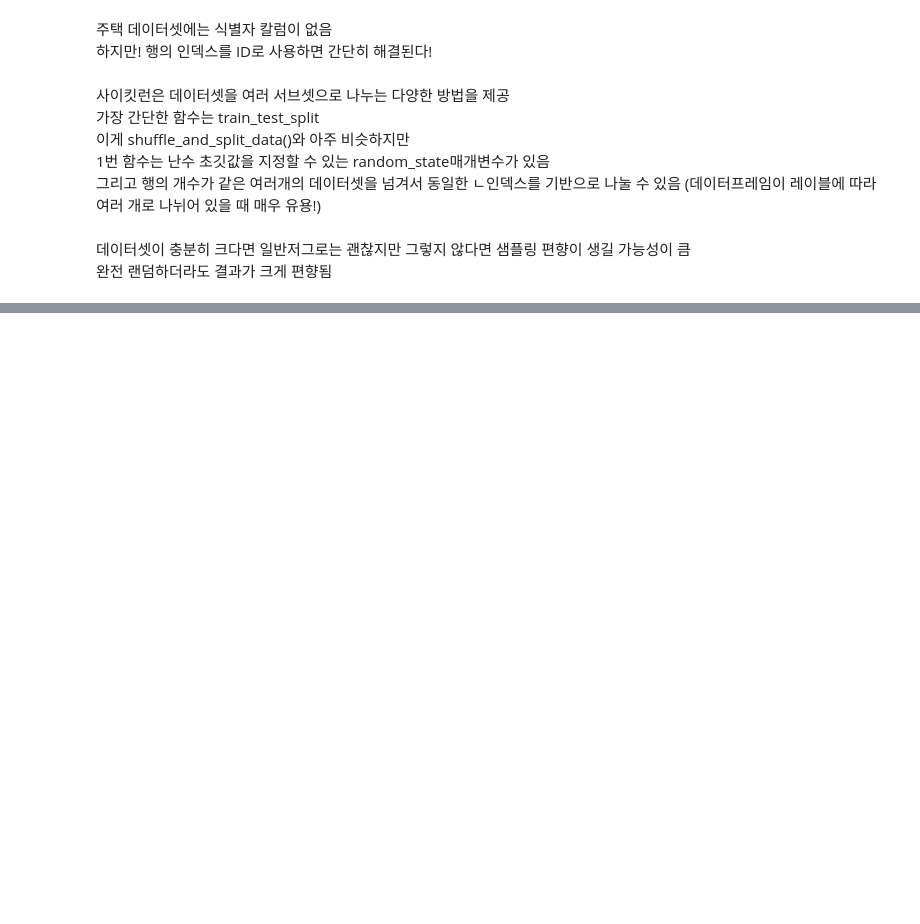
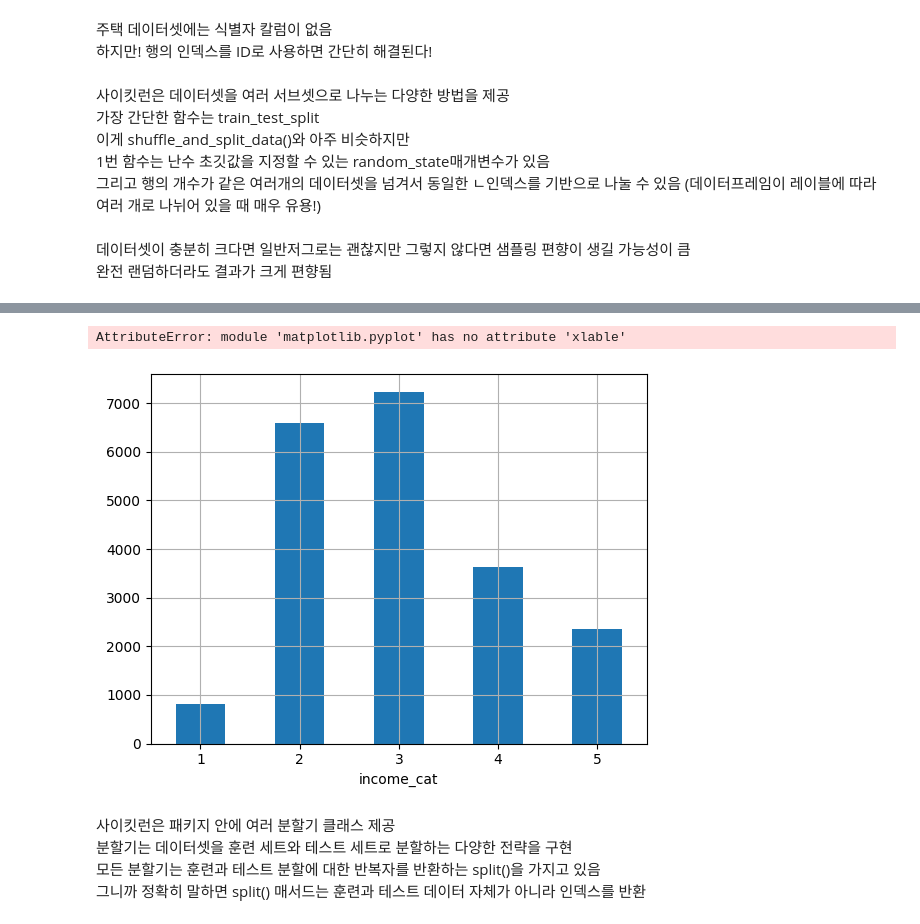
Before and after one commit to ghkdtjdbs/Hands-on-Machine-Learning-Study, a Jupyter notebook: Chapter2.ipynb, the cells around one changed output, grey strips where cells are left out. Cells and saved outputs as stored; diff of their text form; code cells hidden in the pictures; blank space fills up the shorter version.

```diff
--- a/Chapter2.ipynb
+++ b/Chapter2.ipynb
@@ -201,0 +211,20 @@ train_set, test_set = train_test_split(housing, test_size=0.2, random_state=42)
+# %%
+#pd.cut()을 사용해 5개 카테고리 특성을 나눔 (1~5 레이블)
+#카테고리당 1.5 범위
+
+housing["income_cat"] = pd.cut(housing["median_income"],
+                               bins=[0., 1.5, 3.0, 4.5, 6., np.inf],
+                               labels=[1, 2, 3, 4, 5])
+# %%
+housing["income_cat"].value_counts().sort_index().plot.bar(rot=0, grid=True)  #속에 아무 것도 없는 괄호를 붙이는 이유는 지금 실행하라는 뜻
+plt.xlable("소득 카테고리")
+plt.ylable("구역 개수")
+plt.show()
+# %% [output]
+AttributeError: module 'matplotlib.pyplot' has no attribute 'xlable'
+[figure, added]
+# %% [markdown]
+사이킷런은 패키지 안에 여러 분할기 클래스 제공
+분할기는 데이터셋을 훈련 세트와 테스트 세트로 분할하는 다양한 전략을 구현
+모든 분할기는 훈련과 테스트 분할에 대한 반복자를 반환하는 split()을 가지고 있음
+그니까 정확히 말하면 split() 매서드는 훈련과 테스트 데이터 자체가 아니라 인덱스를 반환
```
Also changed, not shown: parts of 5 cells of this notebook.
